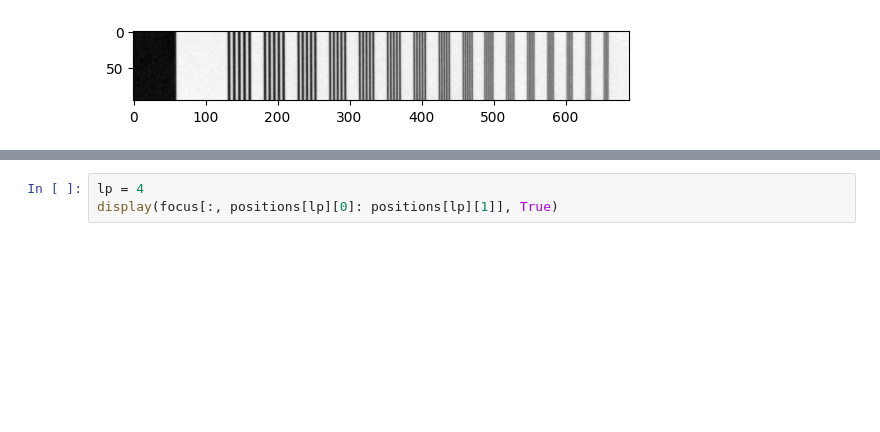
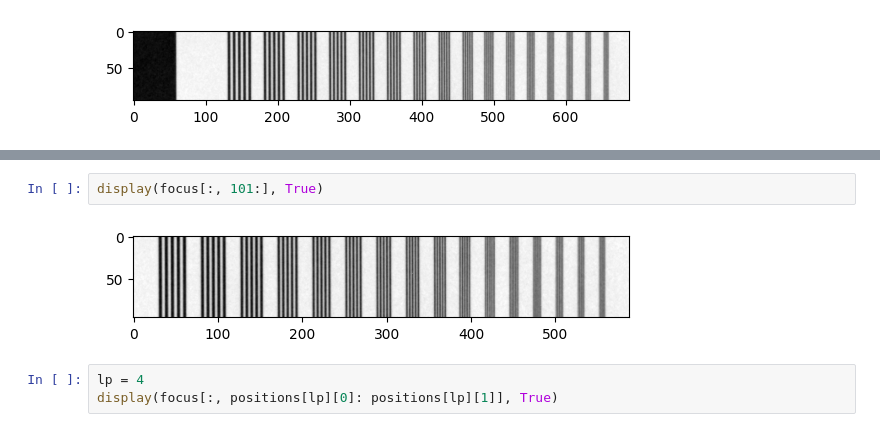
Before and after one commit to NickyAlan/DR-Light-beam-test, a Jupyter notebook: mtf.ipynb, the cells around one changed output, grey strips where cells are left out. Cells and saved outputs as stored; diff of their text form; blank space fills up the shorter version.

```diff
--- a/mtf.ipynb
+++ b/mtf.ipynb
@@ -344,3 +380,7 @@ display(focus, True)
+# %%
+display(focus[:, 101:], True)
+# %% [output]
+[figure, added]
 # %%
 lp = 4
 display(focus[:, positions[lp][0]: positions[lp][1]], True)
```
Also changed, not shown: parts of 10 cells of this notebook.
